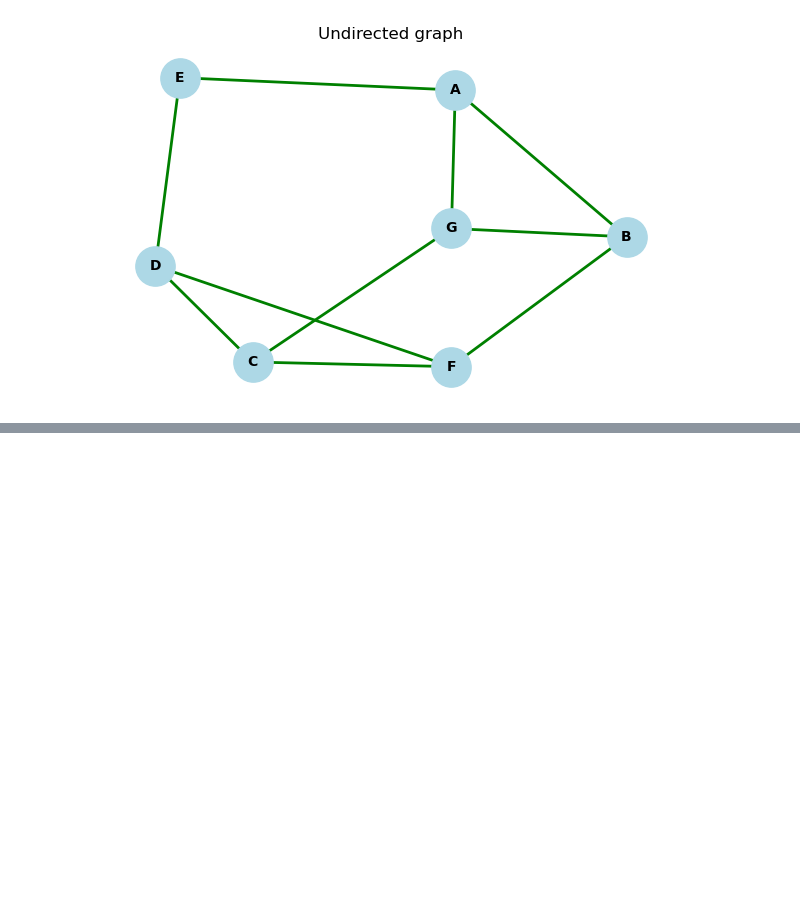
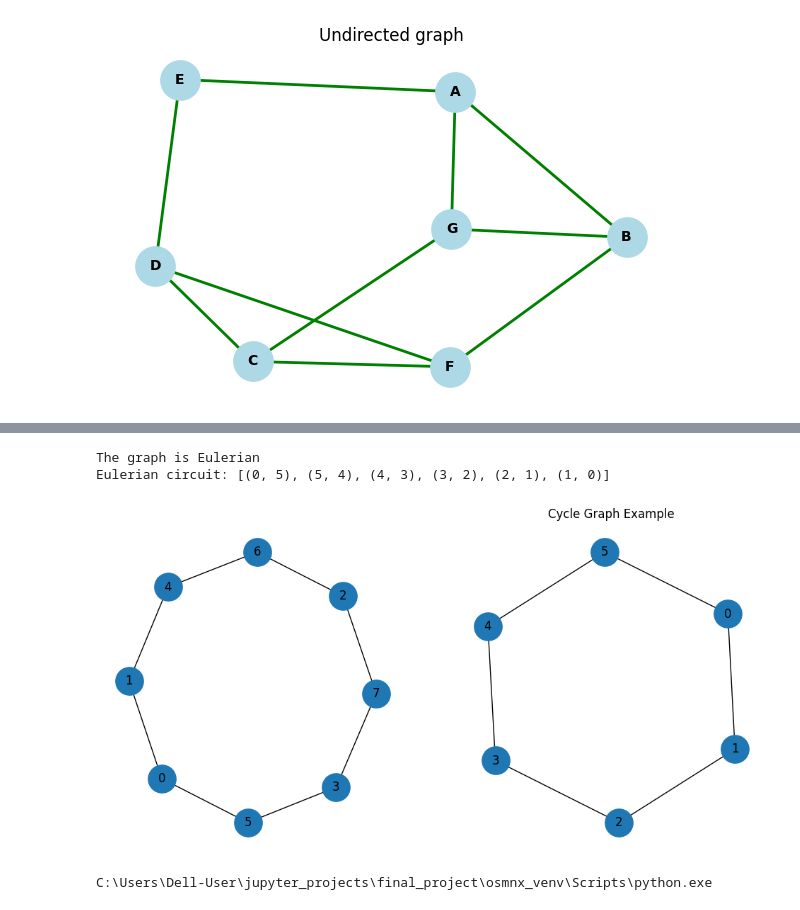
Before and after one commit to violina-www/math_concepts_26_project, a Jupyter notebook: Math_Concepts_Project.ipynb, the cells around one changed output, grey strips where cells are left out. Cells and saved outputs as stored; diff of their text form; code cells hidden in the pictures; blank space fills up the shorter version.

```diff
--- a/Math_Concepts_Project.ipynb
+++ b/Math_Concepts_Project.ipynb
@@ -121,0 +244,33 @@ graph_from_edges(directed_edges, directed=True)
+# %%
+#an Eulerian Graph example:
+G = nx.random_regular_graph(d=2, n=8)#the shortest way
+
+Q = nx.cycle_graph(6)#6 nodes
+if nx.is_eulerian(Q):
+    circuit = list(nx.eulerian_circuit(Q))
+    print(f'The graph is Eulerian.\n'
+          f'Eulerian circuit: {circuit}')
+else:
+    print('The graph is not Eulerian')
+
+fig, axes = plt.subplots(1, 2, figsize=(12, 6))
+
+pos_G = nx.spring_layout(G)
+nx.draw(G, pos_G, with_labels=True, node_size=800, font_size=12, ax=axes[0])
+plt.title("Random Regular Graph Example")
+
+pos_Q = nx.spring_layout(Q, seed=42)
+nx.draw(Q, pos_Q, with_labels=True, node_size=800, font_size=12, ax=axes[1])
+plt.title("Cycle Graph Example")
+
+plt.show()
+# %% [output]
+The graph is Eulerian
+Eulerian circuit: [(0, 5), (5, 4), (4, 3), (3, 2), (2, 1), (1, 0)]
+[figure, added]
+# %%
+#### Legend (#TO-DO)
+import sys
+print(sys.executable)
+# %% [output]
+C:\Users\Dell-User\jupyter_projects\final_project\osmnx_venv\Scripts\python.exe
```
Also changed, not shown: parts of 8 cells of this notebook.
